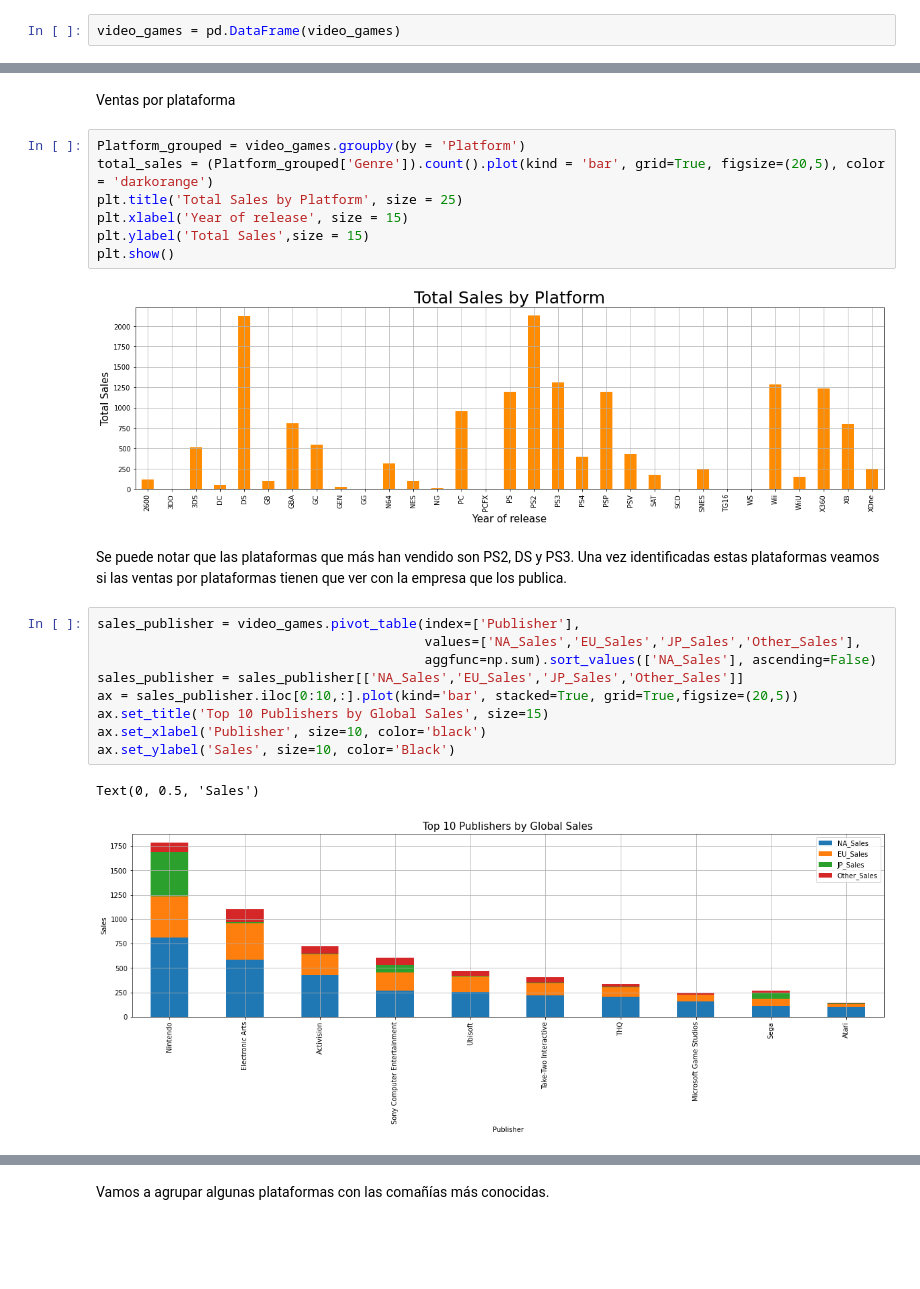
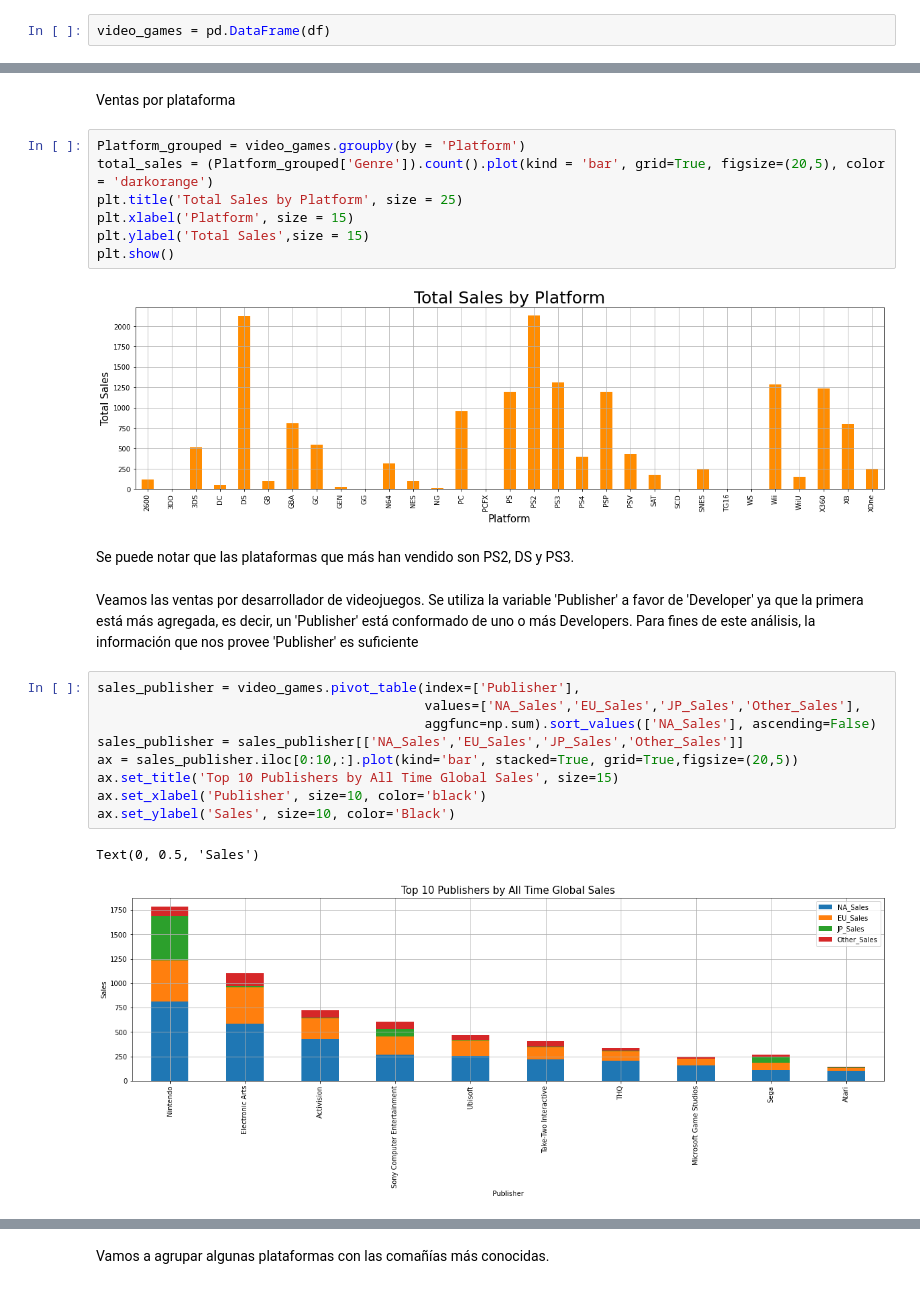
Before and after one commit to prope-2020-gh-classroom/practica-final-por-equipos-verano-2020-itam-jreyesgar93, a Jupyter notebook: Analisis_exploratorio.ipynb, the cells around one changed output, grey strips where cells are left out. Drawn from its saved outputs; the diff is of its cells as text; blank space fills up the shorter version.

```diff
--- a/Analisis_exploratorio.ipynb
+++ b/Analisis_exploratorio.ipynb
@@ -31,3 +12,3 @@ Cargando datos:
 # %%
-video_games = pd.DataFrame(video_games)
+video_games = pd.DataFrame(df)
 # %% [markdown]
@@ -83,24 +76,26 @@ Ventas por plataforma
 # %%
 Platform_grouped = video_games.groupby(by = 'Platform')
 total_sales = (Platform_grouped['Genre']).count().plot(kind = 'bar', grid=True, figsize=(20,5), color = 'darkorange')
 plt.title('Total Sales by Platform', size = 25)
-plt.xlabel('Year of release', size = 15)
+plt.xlabel('Platform', size = 15)
 plt.ylabel('Total Sales',size = 15)
 plt.show()
 # %% [output]
-[figure, old version]
+[figure, new version]
 # %% [markdown]
-Se puede notar que las plataformas que más han vendido son PS2, DS y PS3. Una vez identificadas estas plataformas veamos si las ventas por plataformas tienen que ver con la empresa que los publica.
+Se puede notar que las plataformas que más han vendido son PS2, DS y PS3.
+# %% [markdown]
+Veamos las ventas por desarrollador de videojuegos. Se utiliza la variable 'Publisher' a favor de 'Developer' ya que la primera está más agregada, es decir, un 'Publisher' está conformado de uno o más Developers. Para fines de este análisis, la información que nos provee 'Publisher' es suficiente
 # %%
 sales_publisher = video_games.pivot_table(index=['Publisher'],
                                           values=['NA_Sales','EU_Sales','JP_Sales','Other_Sales'],
                                           aggfunc=np.sum).sort_values(['NA_Sales'], ascending=False)
 sales_publisher = sales_publisher[['NA_Sales','EU_Sales','JP_Sales','Other_Sales']]
 ax = sales_publisher.iloc[0:10,:].plot(kind='bar', stacked=True, grid=True,figsize=(20,5))
-ax.set_title('Top 10 Publishers by Global Sales', size=15)
+ax.set_title('Top 10 Publishers by All Time Global Sales', size=15)
 ax.set_xlabel('Publisher', size=10, color='black')
 ax.set_ylabel('Sales', size=10, color='Black')
 # %% [output]
 Text(0, 0.5, 'Sales')
-[figure, old version]
+[figure, new version]
 # %% [markdown]
```
Also changed, not shown: parts of 17 cells of this notebook.
